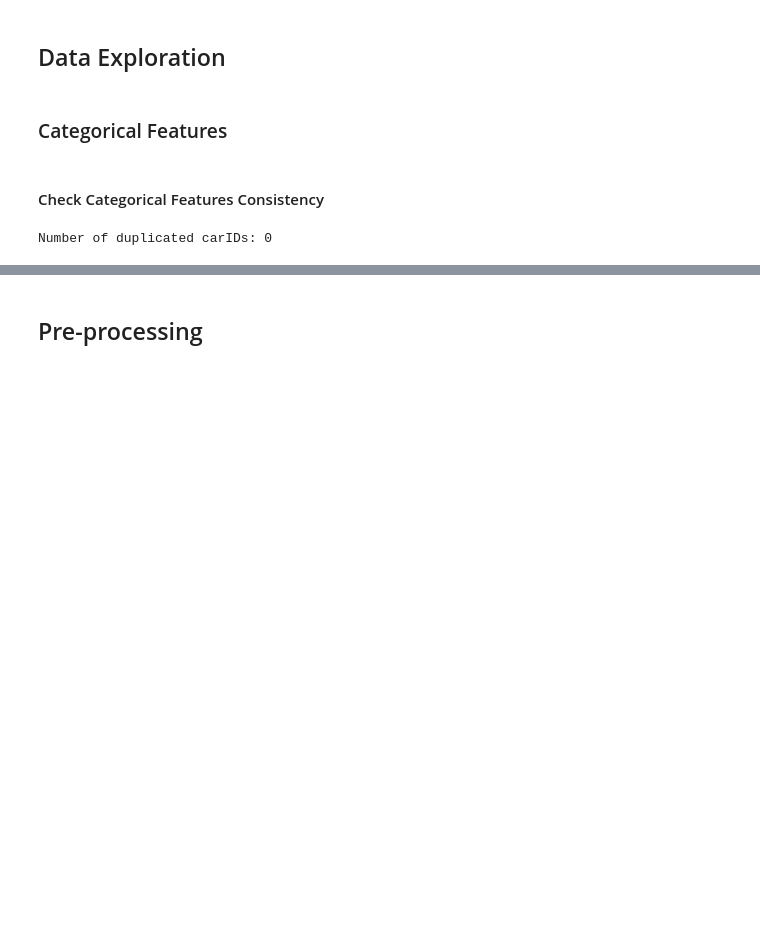
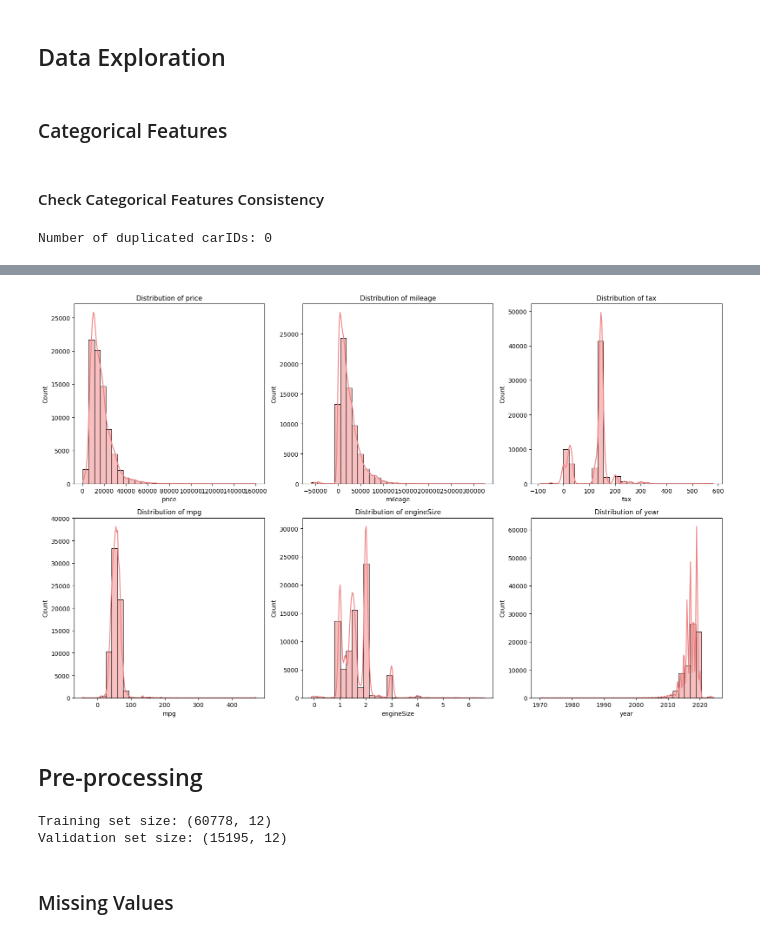
Before and after one commit to lucasdmcax/machine_learning, a Jupyter notebook: Homework_Group20.ipynb, the cells around one changed output, grey strips where cells are left out. Cells and saved outputs as stored; diff of their text form; code cells hidden in the pictures; blank space fills up the shorter version.

```diff
--- a/Homework_Group20.ipynb
+++ b/Homework_Group20.ipynb
@@ -64,3 +87,28 @@ Number of duplicated carIDs: 0
+# %%
+plt.figure(figsize=(16, 10))
+for i, col in enumerate(num_cols, 1):
+    plt.subplot(2, 3, i)
+    sns.histplot(data=df, x=col, bins=30, kde=True, color="lightcoral")
+    plt.title(f"Distribution of {col}", fontsize=11)
+plt.tight_layout()
+plt.show()
+# %% [output]
+[figure, added]
 # %% [markdown]
 <a id="pre-processing"></a>
 ## Pre-processing
+# %%
+X = df.drop(columns=["price"])
+y = df["price"]
+
+X_train, X_val, y_train, y_val = train_test_split(
+    X, y,
+    test_size=0.2,
+    random_state=42
+)
+
+print(f"Training set size: {X_train.shape}")
+print(f"Validation set size: {X_val.shape}")
+# %% [output]
+Training set size: (60778, 12)
+Validation set size: (15195, 12)
@@ -66,0 +118,3 @@ Number of duplicated carIDs: 0
+# %% [markdown]
+<a id="missing-values"></a>
+### Missing Values
```
Also changed, not shown: parts of 14 cells of this notebook.
